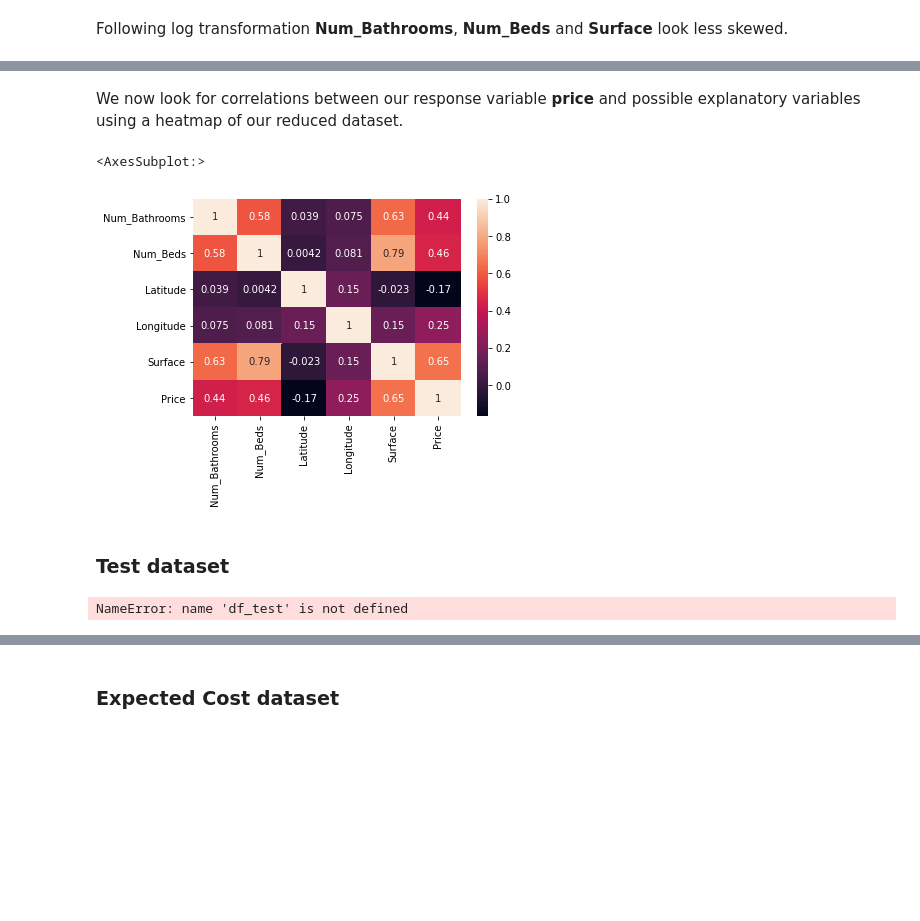
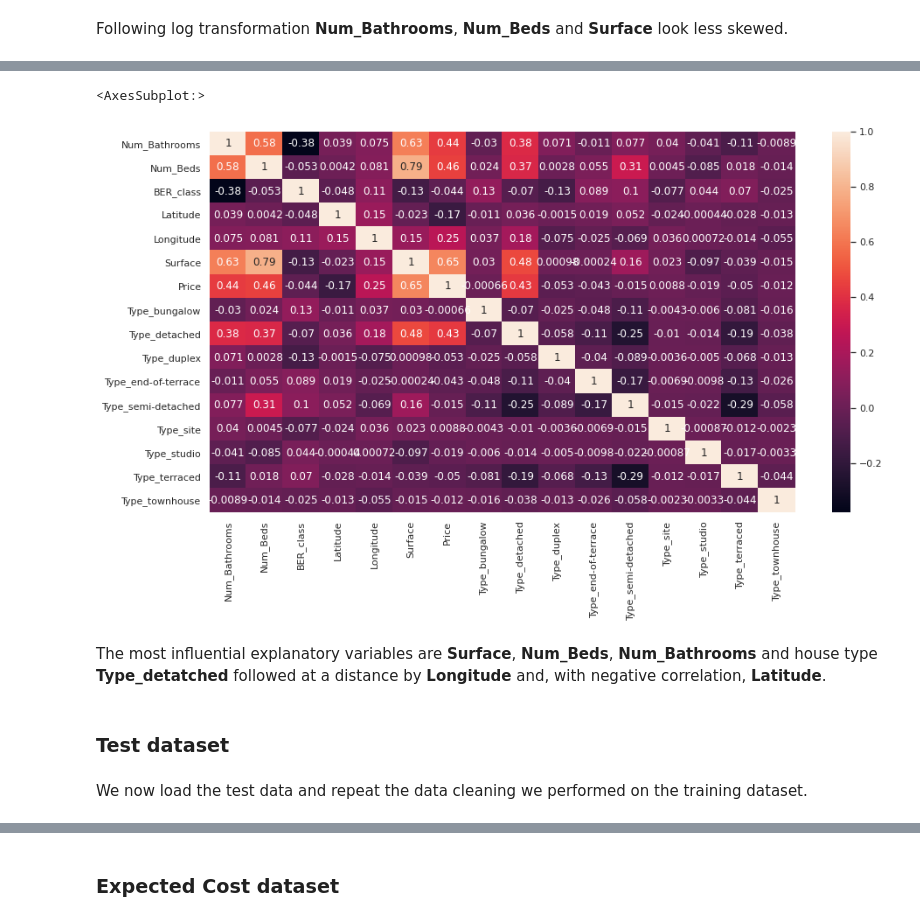
Before and after one commit to jimgibb/ET5003_SEM1_2021-2, a Jupyter notebook: Week-5/ET5003_KaggleCompetition.ipynb, the cells around one changed output, grey strips where cells are left out. Saved outputs shown, nothing was run; the diff lists cells and outputs as text; code cells hidden in the pictures; blank space fills up the shorter version.

```diff
--- a/Week-5/ET5003_KaggleCompetition.ipynb
+++ b/Week-5/ET5003_KaggleCompetition.ipynb
@@ -399,0 +406,21 @@ Following log transformation **Num_Bathrooms**, **Num_Beds** and **Surface** loo
+# %%
+BER_class_mapper = {
+    "A1": 0,
+    "A2": 1,
+    "A3": 2,
+    "B1": 3,
+    "B2": 4,
+    "B3": 5,
+    "C1": 6,
+    "C2": 7,
+    "C3": 8,
+    "D1": 9,
+    "D2": 10,
+    "E1": 11,
+    "E2": 12,
+    "F": 13,
+    "G": 14,
+    "SINo666of2006exempt": 15
+}
+
+df_train.BER_class = df_train.BER_class.replace(BER_class_mapper)
@@ -399,0 +448,4 @@ Following log transformation **Num_Bathrooms**, **Num_Beds** and **Surface** loo
+# %%
+df_train.drop(['Location'], axis=1, inplace=True)
+# %%
+df_train = pd.get_dummies(df_train, drop_first=True, columns=['Type'])
@@ -406,14 +469,15 @@ plt.show()
-# %% [markdown]
-We now look for correlations between our response variable **price** and possible explanatory variables using a heatmap of our reduced dataset.
 # %%
+sns.set(rc = {'figure.figsize':(15,8)})
 sns.heatmap(df_train.corr(), annot = True)
 # %% [output]
 <AxesSubplot:>
-[figure, old version]
+[figure, new version]
+# %% [markdown]
+The most influential explanatory variables are **Surface**, **Num_Beds**, **Num_Bathrooms** and house type **Type_detatched** followed at a distance by **Longitude** and, with negative correlation, **Latitude**.
 # %% [markdown]
 ### Test dataset
+# %% [markdown]
+We now load the test data and repeat the data cleaning we performed on the training dataset.
 # %%
-# show first data frame rows
-# df_test.head()
+# Load and show first data frame rows
+df_test = pd.read_csv(testing_file)
-# %% [output]
-NameError: name 'df_test' is not defined
```
Also changed, not shown: parts of 46 cells of this notebook.
